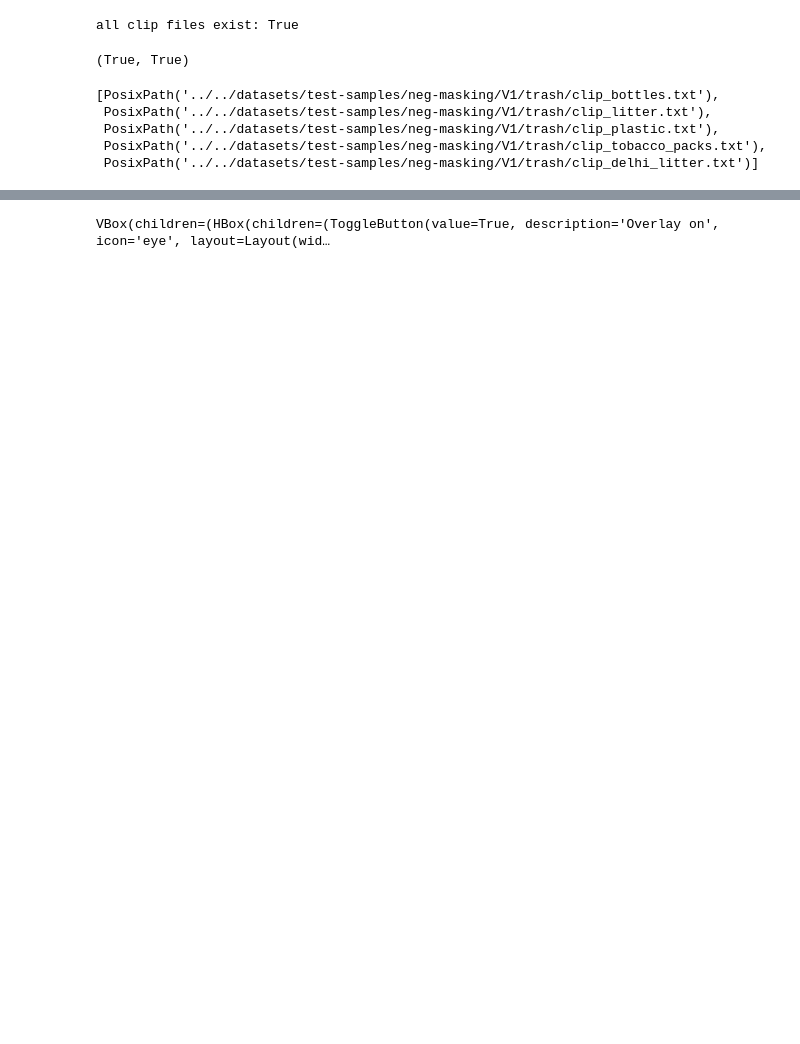
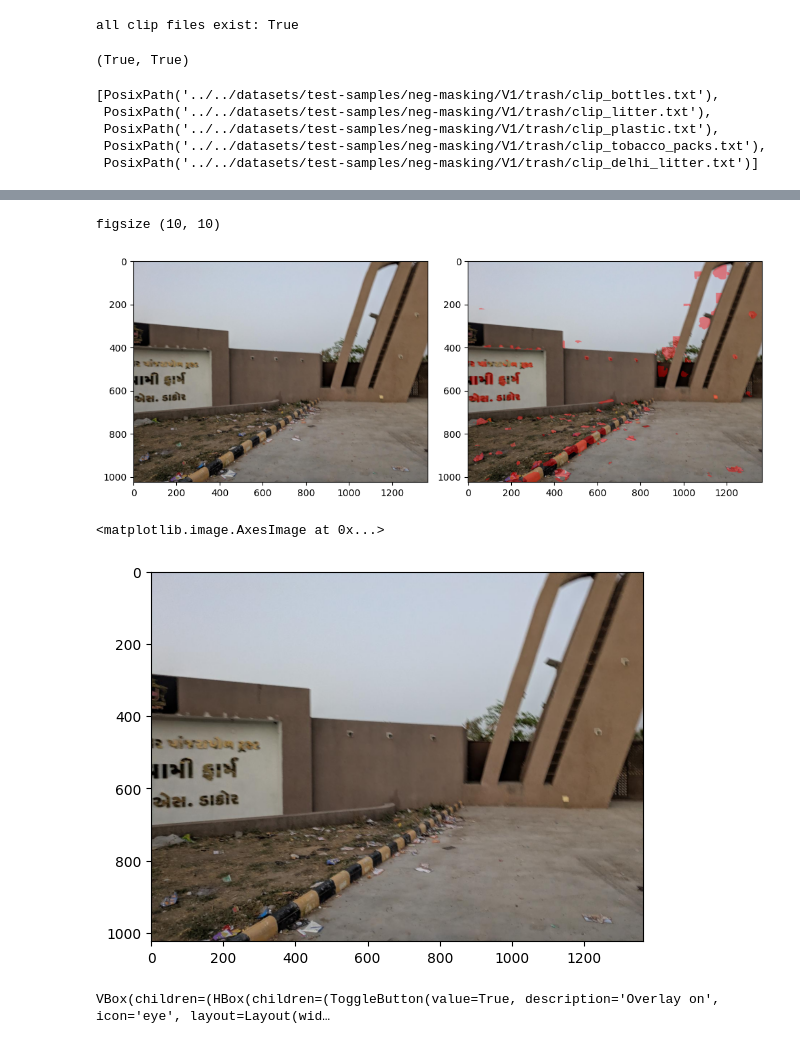
Before and after one commit to narang99/roads, a Jupyter notebook: mtrain/notebooks/neg-mask-trash-classification.ipynb, the cells around one changed output, grey strips where cells are left out. Drawn from its saved outputs; the diff is of its cells as text; code cells hidden in the pictures; blank space fills up the shorter version.

```diff
--- a/mtrain/notebooks/neg-mask-trash-classification.ipynb
+++ b/mtrain/notebooks/neg-mask-trash-classification.ipynb
@@ -98,3 +111,18 @@ def get_dir_for_widget():
+# %%
+from mtrain.smallnet.unet.extract.draw import overlay_mask_on_img
+from mtrain.utils import show
+
+mask = plt.imread(d / "m2.png").astype(bool)
+show(
+    [img, overlay_mask_on_img(img, mask)]
+
+)
+plt.imshow(plt.imread(d / "image.jpg"))
+# %% [output]
+figsize (10, 10)
+[figure, added]
+<matplotlib.image.AxesImage at 0x...>
+[figure, added]
 # %%
 ROCKS = NEG_MASKING_V1 / "rocks"
 # classification folder is here
```
Also changed, not shown: parts of 2 cells of this notebook, 5 other files.
